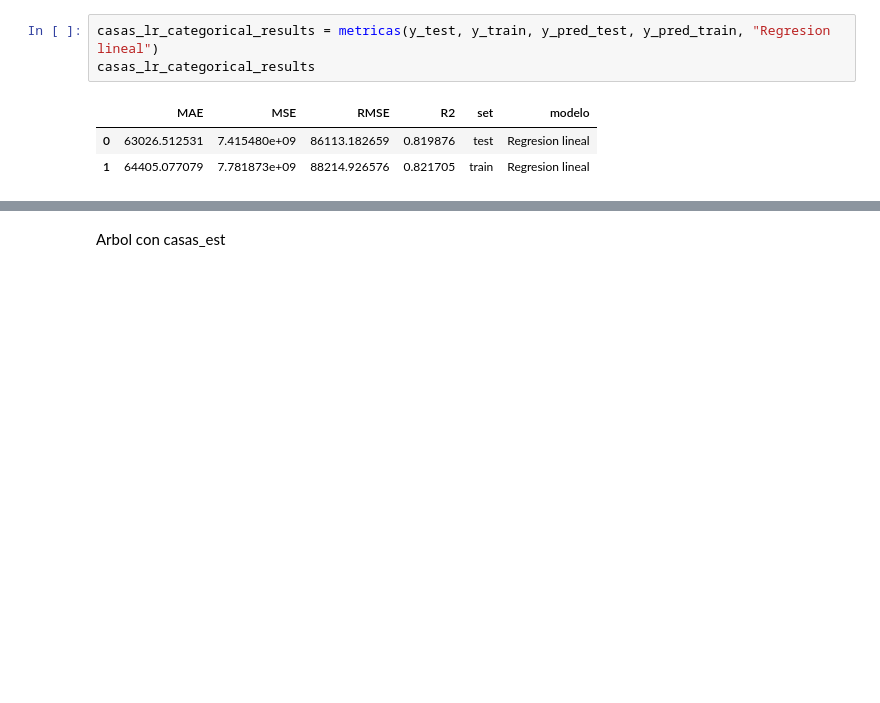
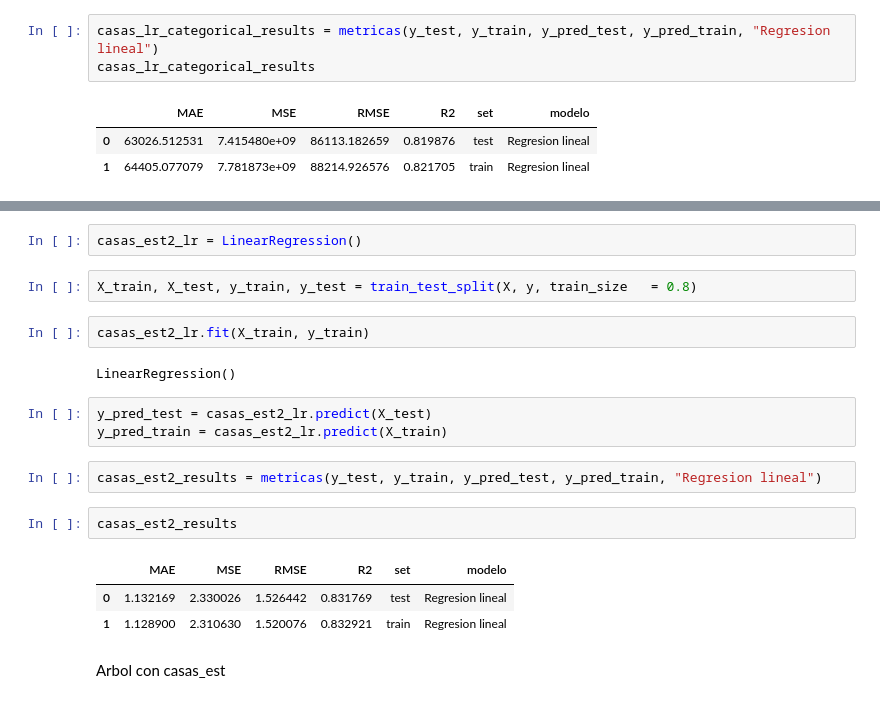
Before and after one commit to Origamologo/Washington-washing-and-prediction, a Jupyter notebook: casas_modelo.ipynb, the cells around one changed output, grey strips where cells are left out. Saved outputs shown, nothing was run; the diff lists cells and outputs as text; blank space fills up the shorter version.

Commit message:
modelo DEBUTI

```diff
--- a/casas_modelo.ipynb
+++ b/casas_modelo.ipynb
@@ -246,3 +254,22 @@ casas_lr_categorical_results
+# %%
+casas_est2_lr = LinearRegression()
+# %%
+X_train, X_test, y_train, y_test = train_test_split(X, y, train_size   = 0.8)
+# %%
+casas_est2_lr.fit(X_train, y_train)
+# %% [output]
+LinearRegression()
+# %%
+y_pred_test = casas_est2_lr.predict(X_test)
+y_pred_train = casas_est2_lr.predict(X_train)
+# %%
+casas_est2_results = metricas(y_test, y_train, y_pred_test, y_pred_train, "Regresion lineal")
+# %%
+casas_est2_results
+# %% [output]
+|  | MAE | MSE | RMSE | R2 | set | modelo |
+| 0 | 1.132169 | 2.330026 | 1.526442 | 0.831769 | test | Regresion lineal |
+| 1 | 1.128900 | 2.310630 | 1.520076 | 0.832921 | train | Regresion lineal |
 # %% [markdown]
 Arbol con casas_est
 # %%
```
Also changed, not shown: parts of 6 cells of this notebook, 2 other files.
